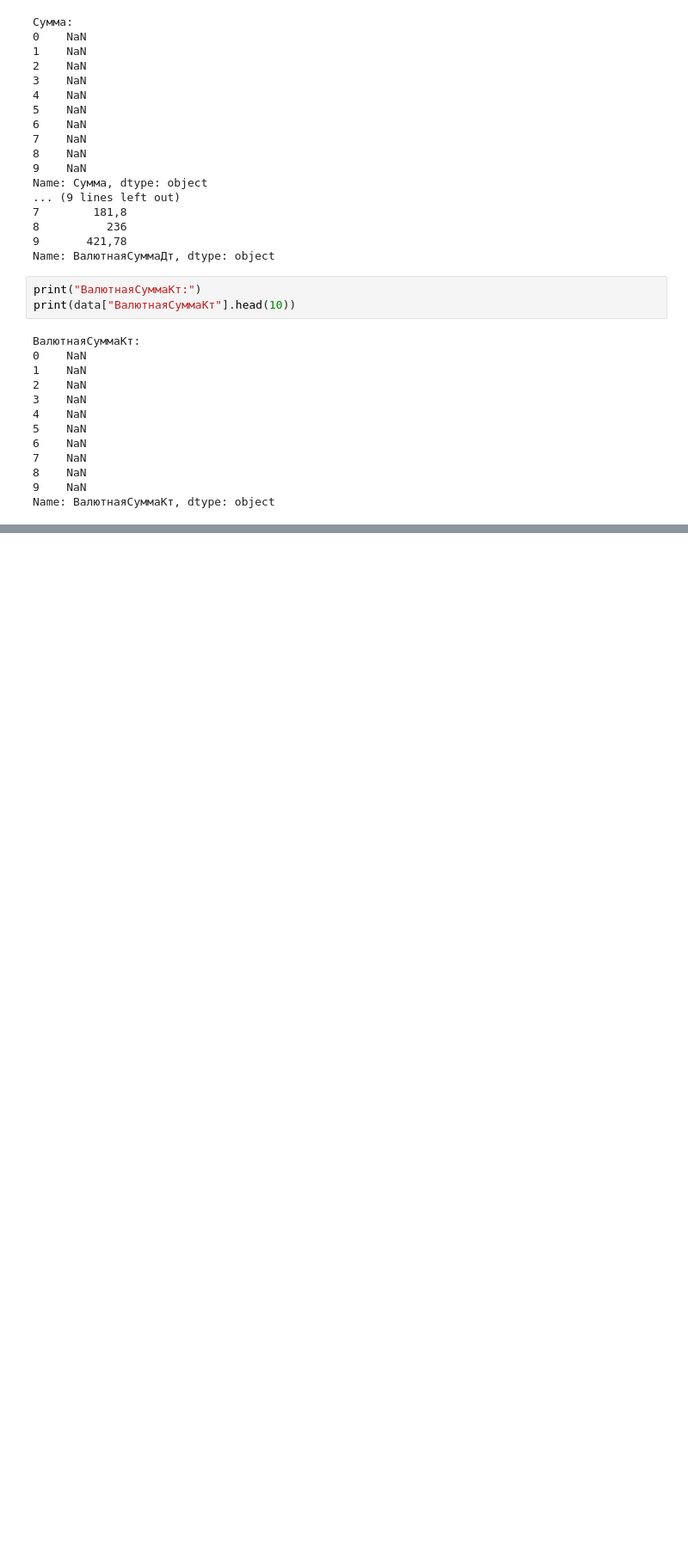
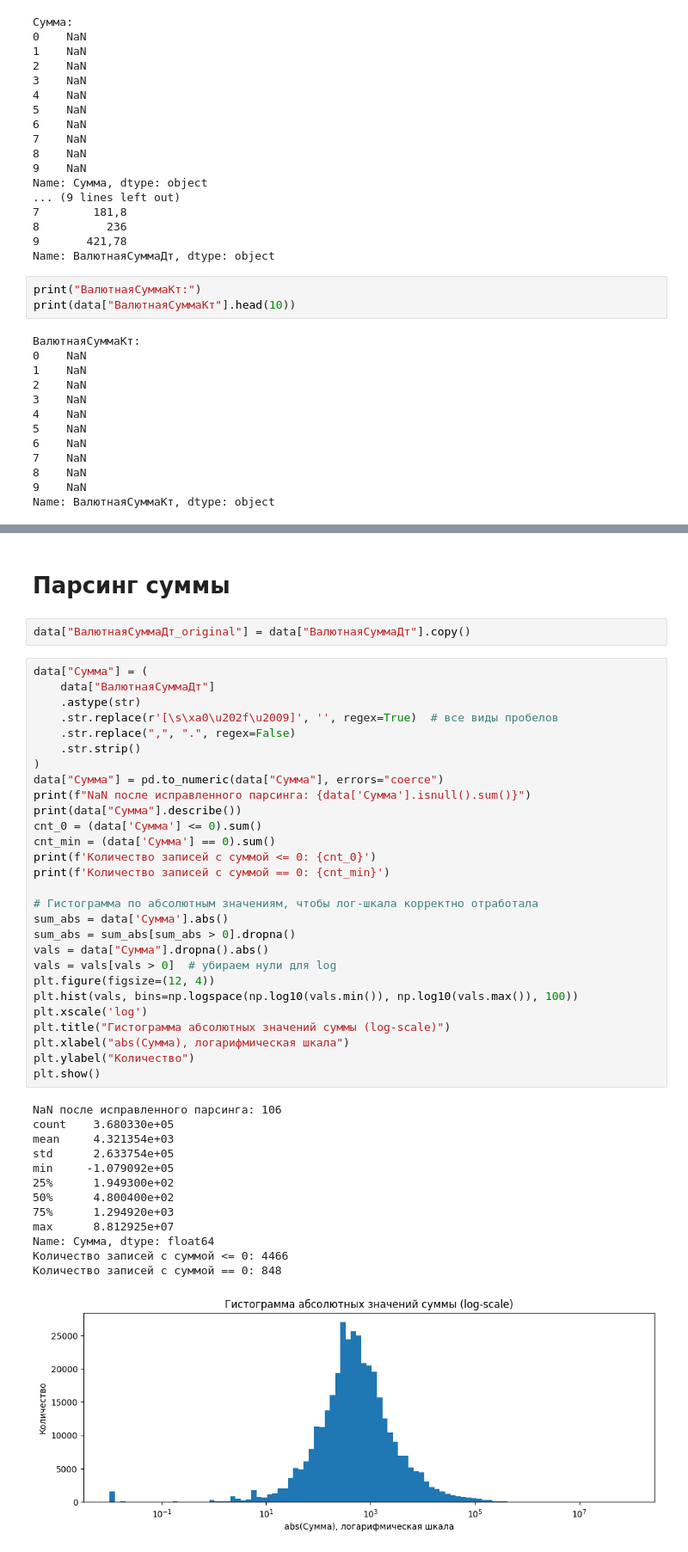
Before and after one commit to rodionpotapov/auditor, a Jupyter notebook: notebooks/01_eda.ipynb, the cells around one changed output, grey strips where cells are left out. Shown at 86% size. Cells and saved outputs as stored; diff of their text form; blank space fills up the shorter version.

Commit message:
разведочный анализ + фичи is_manual, переименование суммы...

```diff
--- a/notebooks/01_eda.ipynb
+++ b/notebooks/01_eda.ipynb
@@ -98,0 +199,46 @@ Name: ВалютнаяСуммаКт, dtype: object
+# %% [markdown]
+# Парсинг суммы
+# %%
+data["ВалютнаяСуммаДт_original"] = data["ВалютнаяСуммаДт"].copy()
+# %%
+data["Сумма"] = (
+    data["ВалютнаяСуммаДт"]
+    .astype(str)
+    .str.replace(r'[\s\xa0\u202f\u2009]', '', regex=True)  # все виды пробелов
+    .str.replace(",", ".", regex=False)
+    .str.strip()
+)
+data["Сумма"] = pd.to_numeric(data["Сумма"], errors="coerce")
+print(f"NaN после исправленного парсинга: {data['Сумма'].isnull().sum()}")
+print(data["Сумма"].describe())
+cnt_0 = (data['Сумма'] <= 0).sum()
+cnt_min = (data['Сумма'] == 0).sum()
+print(f'Количество записей с суммой <= 0: {cnt_0}')
+print(f'Количество записей с суммой == 0: {cnt_min}')
+
+# Гистограмма по абсолютным значениям, чтобы лог-шкала корректно отработала
+sum_abs = data['Сумма'].abs()
+sum_abs = sum_abs[sum_abs > 0].dropna()
+vals = data["Сумма"].dropna().abs()
+vals = vals[vals > 0]  # убираем нули для log
+plt.figure(figsize=(12, 4))
+plt.hist(vals, bins=np.logspace(np.log10(vals.min()), np.log10(vals.max()), 100))
+plt.xscale('log')
+plt.title("Гистограмма абсолютных значений суммы (log-scale)")
+plt.xlabel("abs(Сумма), логарифмическая шкала")
+plt.ylabel("Количество")
+plt.show()
+# %% [output]
+NaN после исправленного парсинга: 106
+count    3.680330e+05
+mean     4.321354e+03
+std      2.633754e+05
+min     -1.079092e+05
+25%      1.949300e+02
+50%      4.800400e+02
+75%      1.294920e+03
+max      8.812925e+07
+Name: Сумма, dtype: float64
+Количество записей с суммой <= 0: 4466
+Количество записей с суммой == 0: 848
+[figure, added]
```
Also changed, not shown: parts of 15 cells of this notebook.
